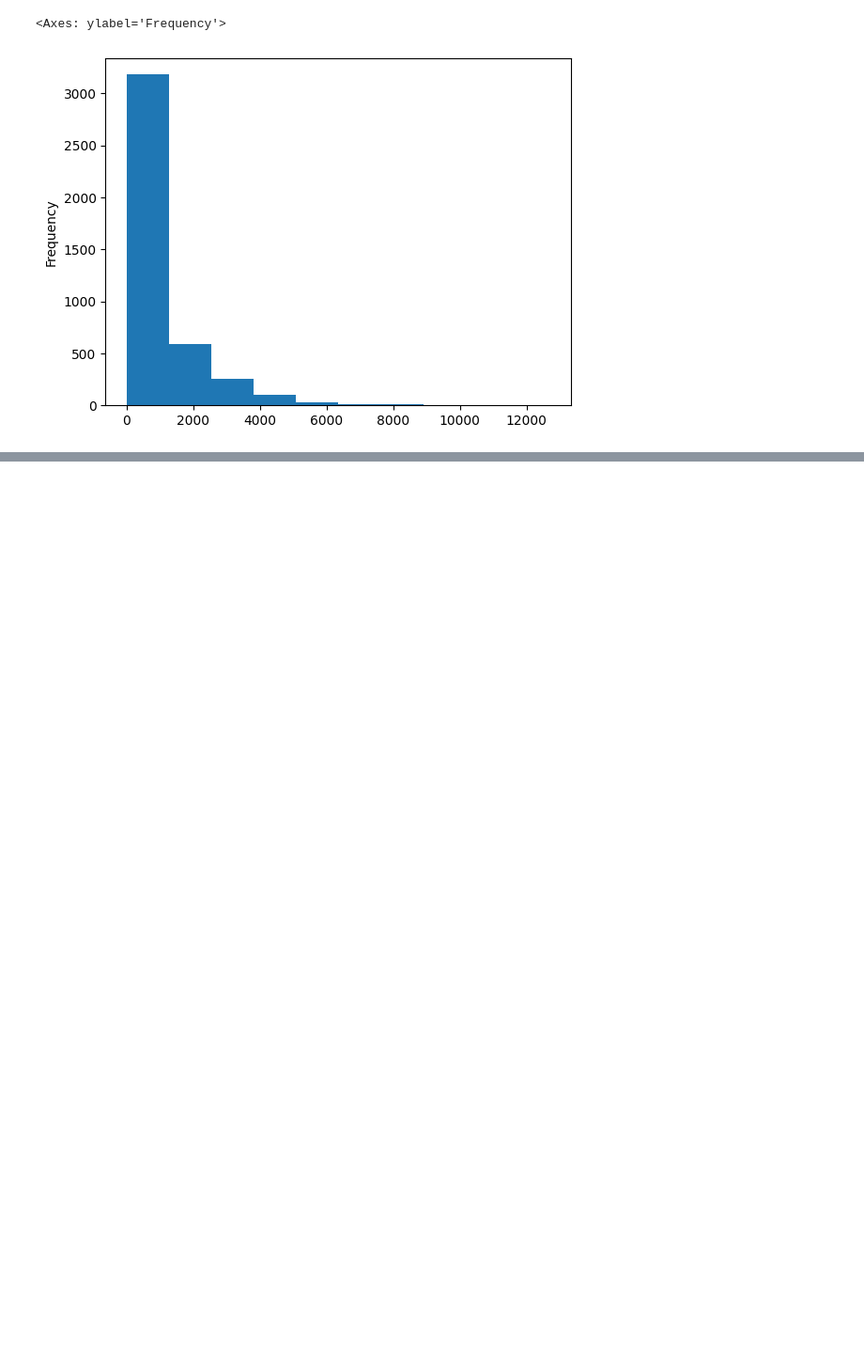
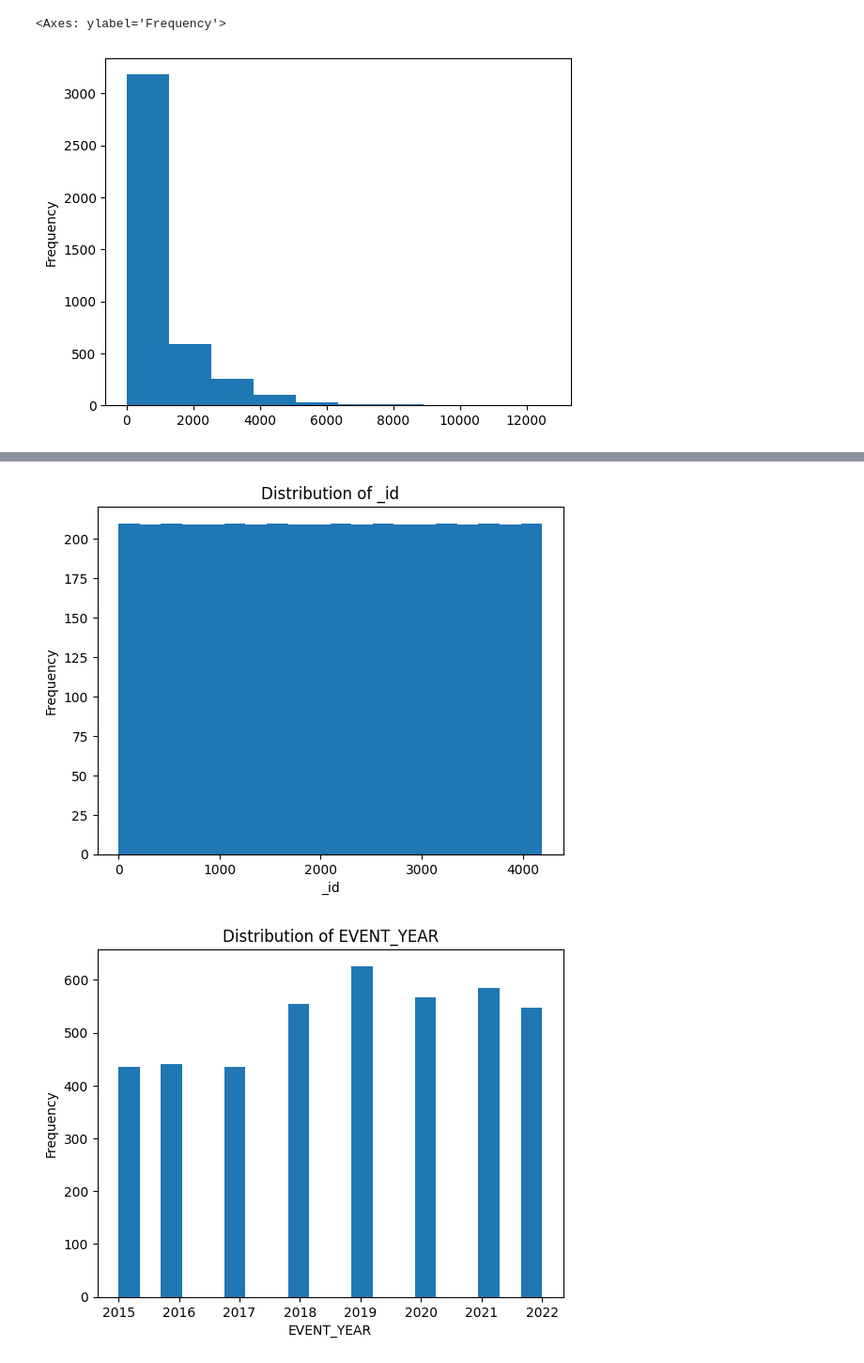
Before and after one commit to feven2965/Police-Annual-Statistical-Report, a Jupyter notebook: project.ipynb, the cells around one changed output, grey strips where cells are left out. Shown at 94% size. Cells and saved outputs as stored; diff of their text form; code cells hidden in the pictures; blank space fills up the shorter version.

```diff
--- a/project.ipynb
+++ b/project.ipynb
@@ -101,0 +243,65 @@ df['EVENT_COUNT'].plot.hist()
+# %%
+import pandas as pd
+import matplotlib.pyplot as plt
+import seaborn as sns
+
+
+data = pd.read_csv('Calls for Service Attended.csv')
+
+# Univariate Analysis
+
+# Plot histogram of '_id'
+plt.hist(data['_id'], bins=20)
+plt.xlabel('_id')
+plt.ylabel('Frequency')
+plt.title('Distribution of _id')
+plt.show()
+
+# Plot histogram of 'EVENT_YEAR'
+plt.hist(data['EVENT_YEAR'], bins=20)
+plt.xlabel('EVENT_YEAR')
+plt.ylabel('Frequency')
+plt.title('Distribution of EVENT_YEAR')
+plt.show()
+
+# Plot bar chart of 'DIVISION_ORIGINAL'
+sns.countplot(x='DIVISION_ORIGINAL', data=data)
+plt.xlabel('DIVISION_ORIGINAL')
+plt.ylabel('Count')
+plt.title('Distribution of DIVISION_ORIGINAL')
+plt.xticks(rotation=45)  # Rotate x-axis labels for better visibility
+plt.show()
+
+# Plot bar chart of 'DIVISION_FINAL'
+sns.countplot(x='DIVISION_FINAL', data=data)
+plt.xlabel('DIVISION_FINAL')
+plt.ylabel('Count')
+plt.title('Distribution of DIVISION_FINAL')
+plt.xticks(rotation=45)  # Rotate x-axis labels for better visibility
+plt.show()
+
+# Plot bar chart of 'HOOD_158'
+sns.countplot(x='HOOD_158', data=data)
+plt.xlabel('HOOD_158')
+plt.ylabel('Count')
+plt.title('Distribution of HOOD_158')
+plt.xticks(rotation=45)  # Rotate x-axis labels for better visibility
+plt.show()
+
+# Plot bar chart of 'NEIGHBOURHOOD_158'
+sns.countplot(x='NEIGHBOURHOOD_158', data=data)
+plt.xlabel('NEIGHBOURHOOD_158')
+plt.ylabel('Count')
+plt.title('Distribution of NEIGHBOURHOOD_158')
+plt.xticks(rotation=45)  # Rotate x-axis labels for better visibility
+plt.show()
+
+# Plot histogram of 'EVENT_COUNT'
+plt.hist(data['EVENT_COUNT'], bins=20)
+plt.xlabel('EVENT_COUNT')
+plt.ylabel('Frequency')
+plt.title('Distribution of EVENT_COUNT')
+plt.show()
+# %% [output]
+[figure, added]
+[figure, added]
```
Also changed, not shown: parts of 14 cells of this notebook.
